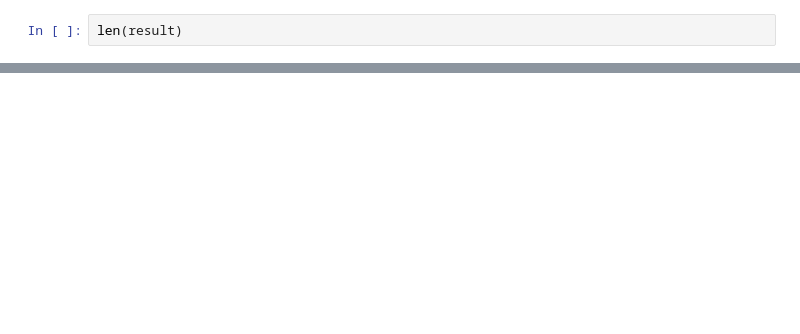
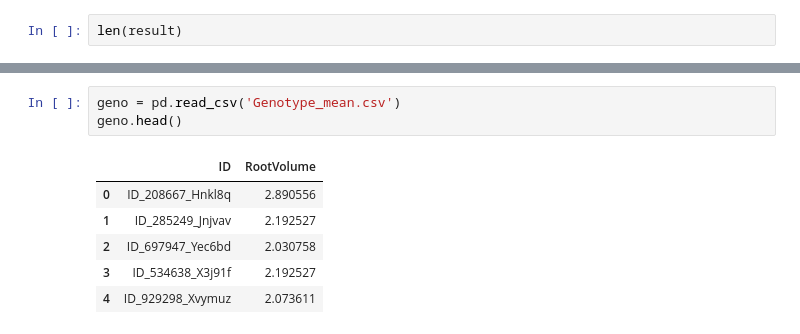
Before and after one commit to rainhard-obura/computer_vision_projects, a Jupyter notebook: root_volume_estimation_challenge/model_three.ipynb, the cells around one changed output, grey strips where cells are left out. Saved outputs shown, nothing was run; the diff lists cells and outputs as text; blank space fills up the shorter version.

```diff
--- a/root_volume_estimation_challenge/model_three.ipynb
+++ b/root_volume_estimation_challenge/model_three.ipynb
@@ -63,0 +200,10 @@ len(result)
+# %%
+geno = pd.read_csv('Genotype_mean.csv')
+geno.head()
+# %% [output]
+|  | ID | RootVolume |
+| 0 | ID_208667_Hnkl8q | 2.890556 |
+| 1 | ID_285249_Jnjvav | 2.192527 |
+| 2 | ID_697947_Yec6bd | 2.030758 |
+| 3 | ID_534638_X3j91f | 2.192527 |
+| 4 | ID_929298_Xvymuz | 2.073611 |
```
Also changed, not shown: parts of 8 cells of this notebook, 2 other files.
